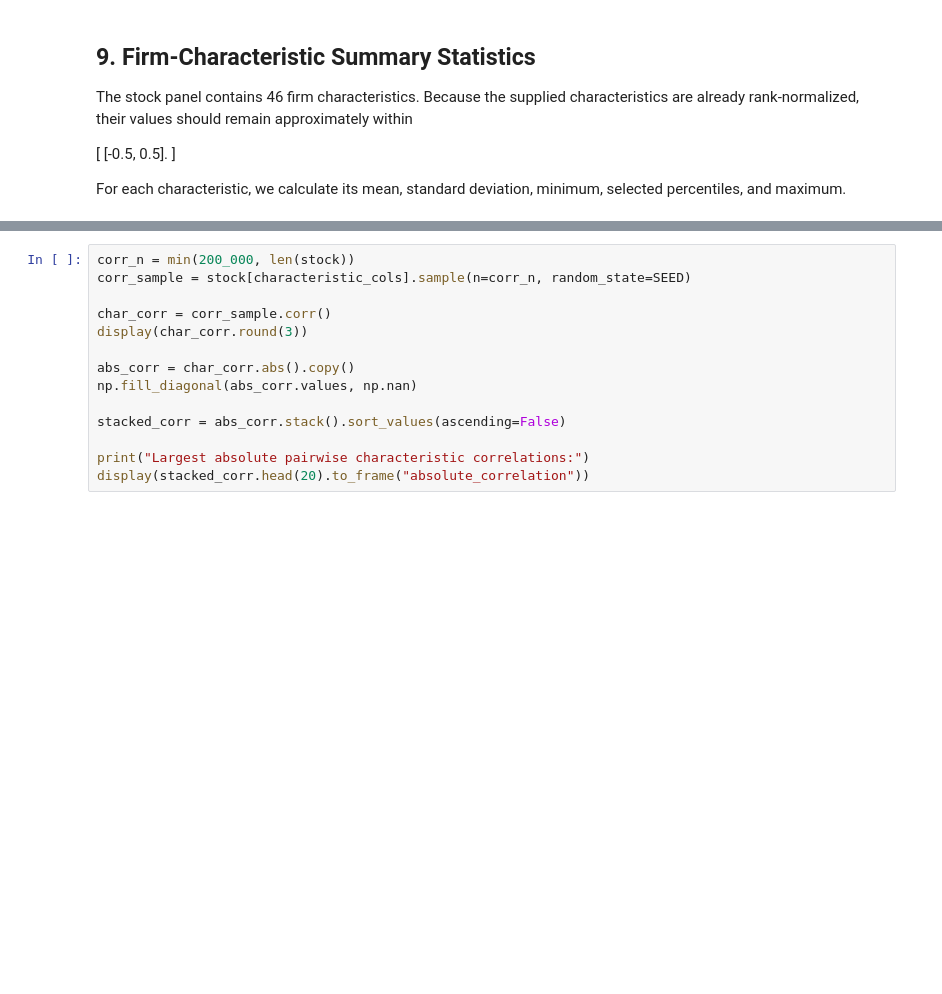
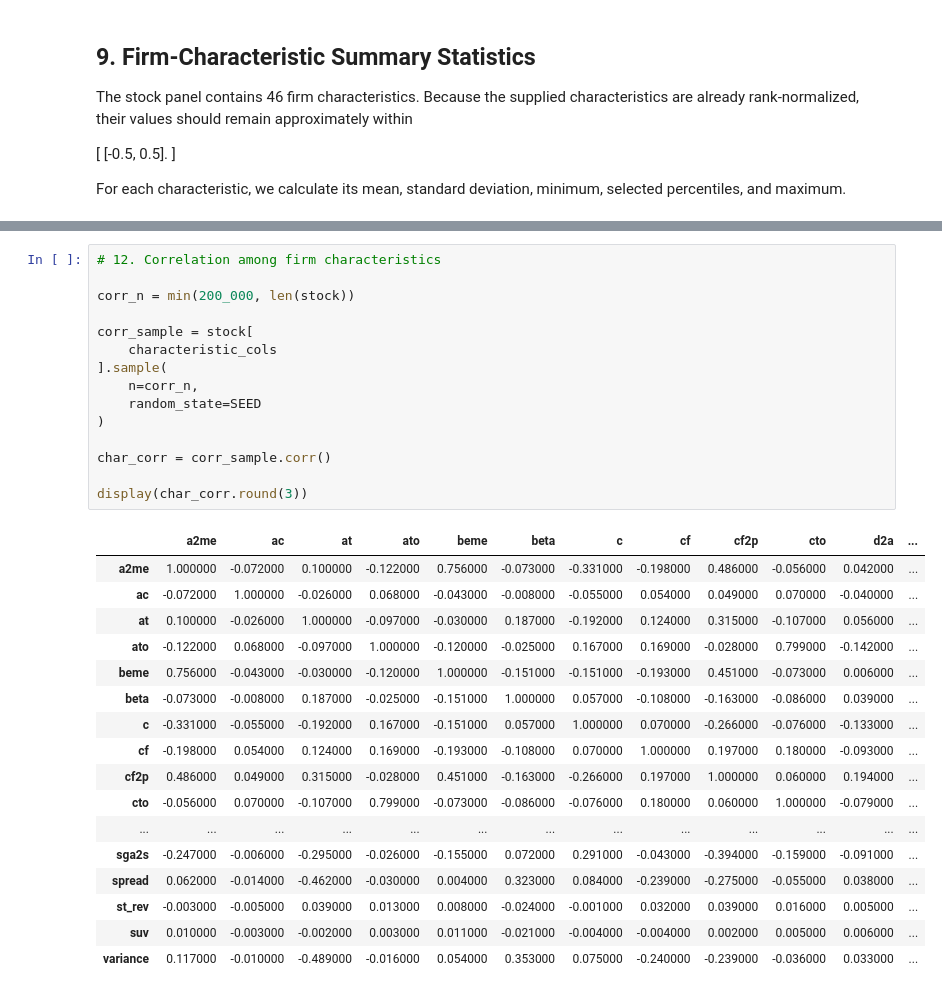
Before and after one commit to rezazamani2329/Deep-Learning-in-Asset-Pricing_-Replication-project, a Jupyter notebook: notebooks/02_exploratory_analysis.ipynb, the cells around one changed output, grey strips where cells are left out. Drawn from its saved outputs; the diff is of its cells as text; blank space fills up the shorter version.

```diff
--- a/notebooks/02_exploratory_analysis.ipynb
+++ b/notebooks/02_exploratory_analysis.ipynb
@@ -344,14 +864,33 @@ For efficiency, the correlation matrix is computed on a fixed random subsample.
 # %%
+# 12. Correlation among firm characteristics
+
 corr_n = min(200_000, len(stock))
-corr_sample = stock[characteristic_cols].sample(n=corr_n, random_state=SEED)
+
+corr_sample = stock[
+    characteristic_cols
+].sample(
+    n=corr_n,
+    random_state=SEED
+)
 
 char_corr = corr_sample.corr()
+
 display(char_corr.round(3))
-
-abs_corr = char_corr.abs().copy()
-np.fill_diagonal(abs_corr.values, np.nan)
-
-stacked_corr = abs_corr.stack().sort_values(ascending=False)
-
-print("Largest absolute pairwise characteristic correlations:")
-display(stacked_corr.head(20).to_frame("absolute_correlation"))
+# %% [output]
+|  | a2me | ac | at | ato | beme | beta | c | cf | cf2p | cto | d2a | ... |
+| a2me | 1.000000 | -0.072000 | 0.100000 | -0.122000 | 0.756000 | -0.073000 | -0.331000 | -0.198000 | 0.486000 | -0.056000 | 0.042000 | ... |
+| ac | -0.072000 | 1.000000 | -0.026000 | 0.068000 | -0.043000 | -0.008000 | -0.055000 | 0.054000 | 0.049000 | 0.070000 | -0.040000 | ... |
+| at | 0.100000 | -0.026000 | 1.000000 | -0.097000 | -0.030000 | 0.187000 | -0.192000 | 0.124000 | 0.315000 | -0.107000 | 0.056000 | ... |
+| ato | -0.122000 | 0.068000 | -0.097000 | 1.000000 | -0.120000 | -0.025000 | 0.167000 | 0.169000 | -0.028000 | 0.799000 | -0.142000 | ... |
+| beme | 0.756000 | -0.043000 | -0.030000 | -0.120000 | 1.000000 | -0.151000 | -0.151000 | -0.193000 | 0.451000 | -0.073000 | 0.006000 | ... |
+| beta | -0.073000 | -0.008000 | 0.187000 | -0.025000 | -0.151000 | 1.000000 | 0.057000 | -0.108000 | -0.163000 | -0.086000 | 0.039000 | ... |
+| c | -0.331000 | -0.055000 | -0.192000 | 0.167000 | -0.151000 | 0.057000 | 1.000000 | 0.070000 | -0.266000 | -0.076000 | -0.133000 | ... |
+| cf | -0.198000 | 0.054000 | 0.124000 | 0.169000 | -0.193000 | -0.108000 | 0.070000 | 1.000000 | 0.197000 | 0.180000 | -0.093000 | ... |
+| cf2p | 0.486000 | 0.049000 | 0.315000 | -0.028000 | 0.451000 | -0.163000 | -0.266000 | 0.197000 | 1.000000 | 0.060000 | 0.194000 | ... |
+| cto | -0.056000 | 0.070000 | -0.107000 | 0.799000 | -0.073000 | -0.086000 | -0.076000 | 0.180000 | 0.060000 | 1.000000 | -0.079000 | ... |
+| ... | ... | ... | ... | ... | ... | ... | ... | ... | ... | ... | ... | ... |
+| sga2s | -0.247000 | -0.006000 | -0.295000 | -0.026000 | -0.155000 | 0.072000 | 0.291000 | -0.043000 | -0.394000 | -0.159000 | -0.091000 | ... |
+| spread | 0.062000 | -0.014000 | -0.462000 | -0.030000 | 0.004000 | 0.323000 | 0.084000 | -0.239000 | -0.275000 | -0.055000 | 0.038000 | ... |
+| st_rev | -0.003000 | -0.005000 | 0.039000 | 0.013000 | 0.008000 | -0.024000 | -0.001000 | 0.032000 | 0.039000 | 0.016000 | 0.005000 | ... |
+| suv | 0.010000 | -0.003000 | -0.002000 | 0.003000 | 0.011000 | -0.021000 | -0.004000 | -0.004000 | 0.002000 | 0.005000 | 0.006000 | ... |
+| variance | 0.117000 | -0.010000 | -0.489000 | -0.016000 | 0.054000 | 0.353000 | 0.075000 | -0.240000 | -0.239000 | -0.036000 | 0.033000 | ... |
```
Also changed, not shown: parts of 60 cells of this notebook, 8 other files.
